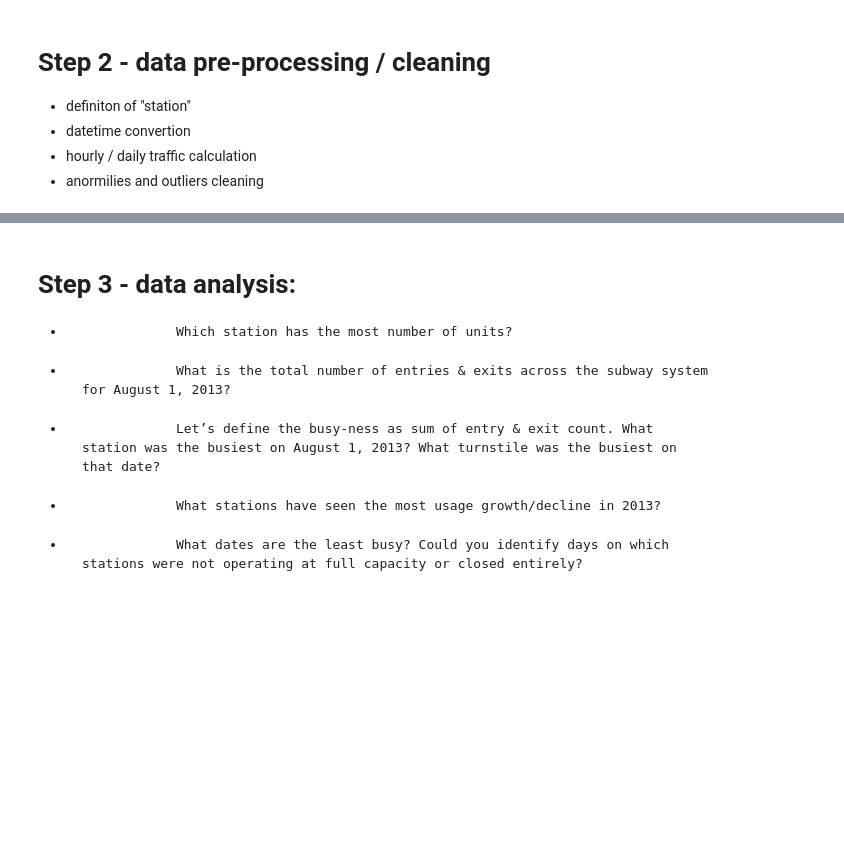
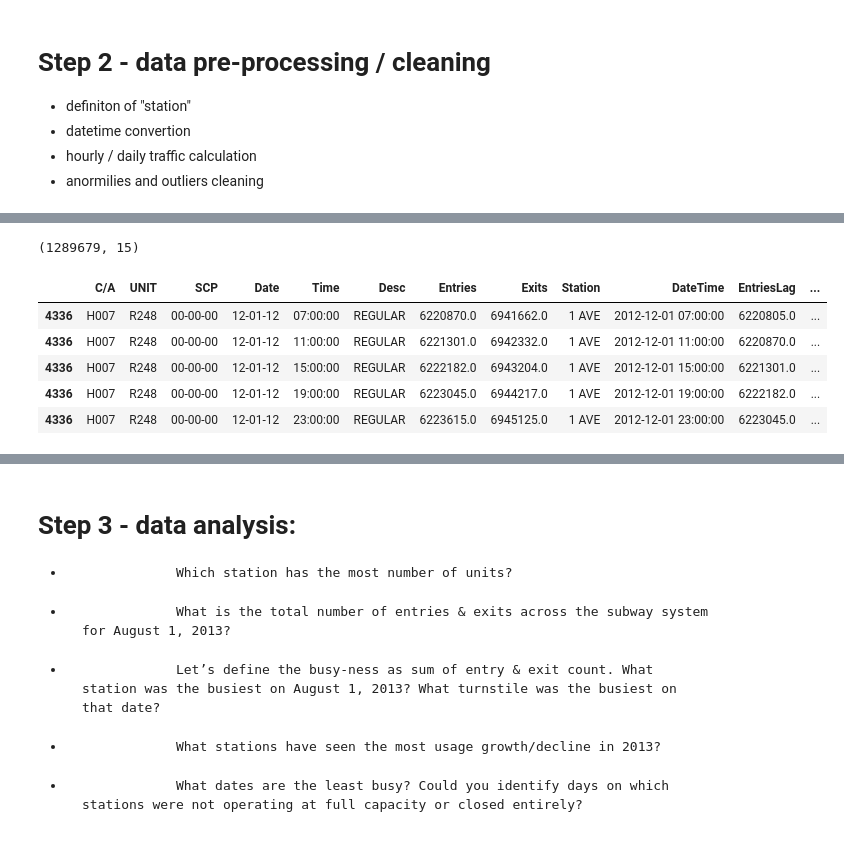
Before and after one commit to tinnyworm/Tinny, a Jupyter notebook: TS/TS Data Challange.ipynb, the cells around one changed output, grey strips where cells are left out. Cells and saved outputs as stored; diff of their text form; code cells hidden in the pictures; blank space fills up the shorter version.

```diff
--- a/TS/TS Data Challange.ipynb
+++ b/TS/TS Data Challange.ipynb
@@ -29,7 +29,8 @@ from datetime import datetime
 from glob     import glob
 # %%
 #file_list = glob( work_path + "/*.txt" )
-file_list = ["turnstile_130601.txt", "turnstile_130608.txt", "turnstile_130615.txt"]
+file_list = ["turnstile_130601.txt", "turnstile_130608.txt", "turnstile_130615.txt",
+             "turnstile_121208.txt", "turnstile_121215.txt", "turnstile_121222.txt"]
 
 # header used
 header = ("C/A,UNIT,SCP," + \
@@ -48,8 +49,5 @@ for filename in file_list:
     except:
         pass
 
-#df_raw = pd.read_csv(work_path + "/" + filename, sep = ',', header = None)
-#df_raw.shape
-#df_raw.head()
 len(df_raw_list)
 # %% [output]
@@ -190,23 +206,31 @@ for name, group in df_norm_grp:
     df_hourly_list.append(df)
 df_hourly = pd.concat(df_hourly_list)
 df_hourly.shape
-
-#df_norm_grp.get_group(("59 ST", "A002","R051","02-00-00")).head()
+# %% [output]
+(1289679, 15)
 # %%
 # anormilies and outliers cleaning
 
 # 1. check monotonic trend of accumulated value, i.e., negative delta
 #    we did find negative EntryTraffic and ExitTraffic. It means Entries and Exits do NOT
 #    increase monotonically over time. There are three ways to handle this situation
 #       a. replace with zeros    -  this is misleading because it can be interpretted as device shutdown.
 #       b. get absolute value    -  this may work, but the impact is unknown. it may mess up the stats later
 #       c. drop negative entries - this solution is adopted here for simplicity purpose
 
 # drop negative / none entries
-df_hourly = df_hourly[ (df_hourly["EntryTraffic"] >= 0)  |  (df_hourly["ExitTraffic"] >= 0)  ]
+df_hourly = df_hourly[ (df_hourly["EntryTraffic"] >= 0)  &  (df_hourly["ExitTraffic"] >= 0)  ]
 df_hourly.shape
 
 df_hourly.to_pickle('df_hourly.pickle')
+df_hourly.head()
+# %% [output]
+|  | C/A | UNIT | SCP | Date | Time | Desc | Entries | Exits | Station | DateTime | EntriesLag | ... |
+| 4336 | H007 | R248 | 00-00-00 | 12-01-12 | 07:00:00 | REGULAR | 6220870.0 | 6941662.0 | 1 AVE | 2012-12-01 07:00:00 | 6220805.0 | ... |
+| 4336 | H007 | R248 | 00-00-00 | 12-01-12 | 11:00:00 | REGULAR | 6221301.0 | 6942332.0 | 1 AVE | 2012-12-01 11:00:00 | 6220870.0 | ... |
+| 4336 | H007 | R248 | 00-00-00 | 12-01-12 | 15:00:00 | REGULAR | 6222182.0 | 6943204.0 | 1 AVE | 2012-12-01 15:00:00 | 6221301.0 | ... |
+| 4336 | H007 | R248 | 00-00-00 | 12-01-12 | 19:00:00 | REGULAR | 6223045.0 | 6944217.0 | 1 AVE | 2012-12-01 19:00:00 | 6222182.0 | ... |
+| 4336 | H007 | R248 | 00-00-00 | 12-01-12 | 23:00:00 | REGULAR | 6223615.0 | 6945125.0 | 1 AVE | 2012-12-01 23:00:00 | 6223045.0 | ... |
 # %%
 # 2. check outliers
 # the definition of "outlier" is 6 standard deviations away from this mean.
```
Also changed, not shown: parts of 20 cells of this notebook.
